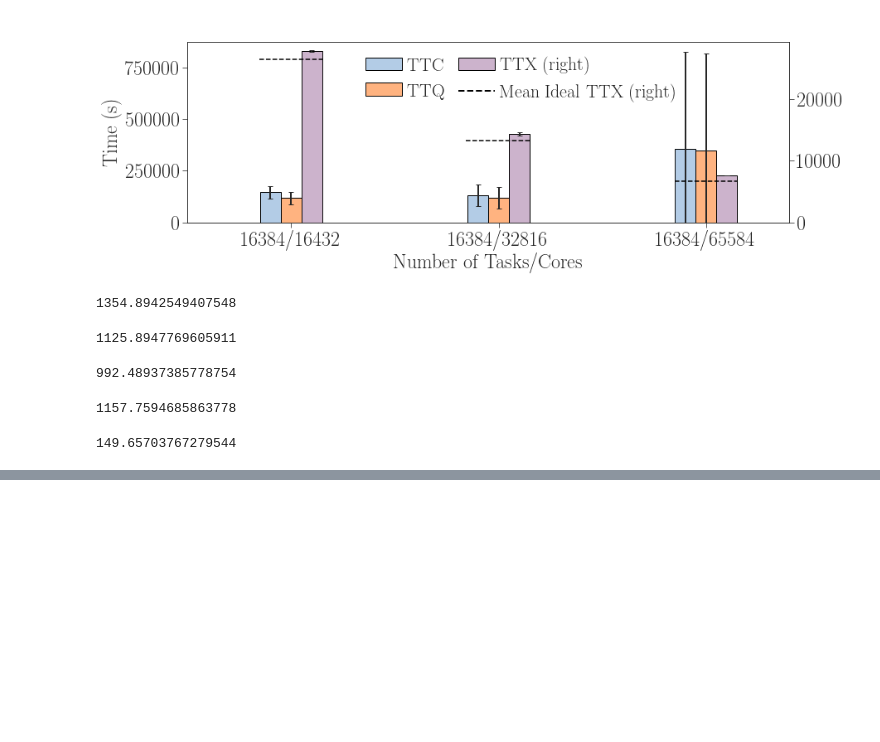
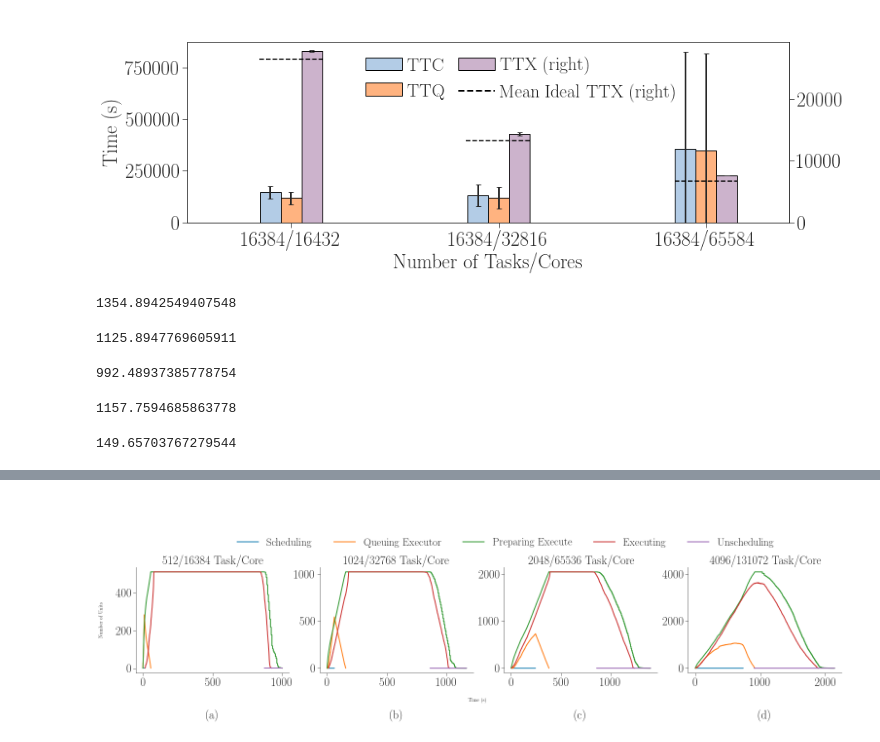
Before and after one commit to radical-experiments/rp.paper, a Jupyter notebook: analysis/rp_paper_plots.ipynb, the cells around one changed output, grey strips where cells are left out. Saved outputs shown, nothing was run; the diff lists cells and outputs as text; code cells hidden in the pictures; blank space fills up the shorter version.

Commit message:
add scheduler plot

```diff
--- a/analysis/rp_paper_plots.ipynb
+++ b/analysis/rp_paper_plots.ipynb
@@ -2010,0 +352,95 @@ Text(0,0.5,u'Time (s)')
+# %%
+# Load sessions for Synapse experiment 1
+ws_sras = load_sessions_units('/Users/mturilli/Projects/RADICAL/github/experiments/rp-paper-ipdps2018/analysis/data/synapse/weak_scaling',
+                     sws_sessions,
+                     sorted(sws_sessions.nunit.unique().tolist()))
+# %%
+nunits = [512, 1024, 2048, 4096]
+fwidth = 26
+fhight = 4
+fig, axarr = plt.subplots(1, len(nunits), sharex='col', figsize=(fwidth,fhight))#, sharey='row')
+
+i = 0
+j = 'a'
+for nunit in nunits:
+    session  = ws_sras[nunit][0]
+    base = session.concurrency(
+            event=[
+             {ru.STATE: None, ru.EVENT: 'schedule_try'},
+             {ru.STATE: None, ru.EVENT: 'schedule_ok'}]
+           )[0][0]
+    ax = axarr[i]
+    ax.spines["top"].set_visible(False)
+    ax.spines["right"].set_visible(False)
+    ax.get_xaxis().tick_bottom()
+    ax.get_yaxis().tick_left()
+    ax.title.set_text('%s/%s Task/Core' % (nunit, nunit*32))
+
+    # How many units are being scheduled
+    scu = session.concurrency(event=[
+     {ru.STATE: None, ru.EVENT: 'schedule_try'},               # Scheduling start
+     {ru.STATE: None, ru.EVENT: 'schedule_ok'}])               # Scheduling stop
+    x = [item[0]-base for item in scu]
+    y = [item[1] for item in scu]
+    ax.plot(x, y, color=tableau20[0])
+
+    # How many units are being queued for execution
+    scu = session.concurrency(event=[
+     {ru.STATE: 'AGENT_EXECUTING_PENDING', ru.EVENT: 'state'}, # Queuing Execution start
+     {ru.STATE: 'AGENT_EXECUTING', ru.EVENT: 'state'}])        # Queuing Execution stop
+    x = [item[0]-base for item in scu]
+    y = [item[1] for item in scu]
+    ax.plot(x, y, color=tableau20[2])
+
+    # How many units are being prepared for execution
+    scu = session.concurrency(event=[
+     {ru.STATE: 'AGENT_EXECUTING', ru.EVENT: 'state'},         # Preparing Execution start
+     {ru.STATE: None, ru.EVENT: 'exec_stop'}])                 # Preparing Execution stop
+    x = [item[0]-base for item in scu]
+    y = [item[1] for item in scu]
+    ax.plot(x, y, color=tableau20[4])
+
+    # How many units are being executed
+    scu = session.concurrency(event=[
+     {ru.STATE: None, ru.EVENT: 'app_start'},                   # Execution start
+     {ru.STATE: None, ru.EVENT: 'app_stop'}])                   # Executed
+    x = [item[0]-base for item in scu]
+    y = [item[1] for item in scu]
+    ax.plot(x, y, color=tableau20[6])
+
+    # How many units are being unscheduled
+    scu = session.concurrency(event=[
+     {ru.STATE: None, ru.EVENT: 'unschedule_start'},            # Unscheduling start
+     {ru.STATE: None, ru.EVENT: 'unschedule_stop'}])            # Unscheduling stop
+    x = [item[0]-base for item in scu]
+    y = [item[1] for item in scu]
+    ax.plot(x, y, color=tableau20[8])
+
+    # Add subfigure label and increment counters
+    ax.set_xlabel('(%s)' % j, labelpad=45)
+    i = i+1
+    j = chr(ord(j) + 1)
+
+# Add common axes lables
+fig.text(0.085, 0.5, 'Number of Units', va='center', rotation='vertical')
+fig.text(0.5, -0.08, 'Time (s)', ha='center')
+
+# Add common legend with f* proxy artists (https://matplotlib.org/users/legend_guide.html)
+fig.legend((
+                mpl.lines.Line2D([], [], color=tableau20[0]), mpl.lines.Line2D([], [], color=tableau20[2]),
+                mpl.lines.Line2D([], [], color=tableau20[4]), mpl.lines.Line2D([], [], color=tableau20[6]),
+                mpl.lines.Line2D([], [], color=tableau20[8])
+           ),
+           (
+                'Scheduling', 'Queuing Executor',
+                'Preparing Execute', 'Executing',
+                'Unscheduling'
+           ),
+           'upper center',
+           bbox_to_anchor=(0.45, 1.4),
+           ncol=5)
+
+plt.savefig('figures/paper_titan_rp_synapse_weak_scaling_concurrency_horizontal.pdf', dpi=300, bbox_inches='tight')
+plt.savefig('figures/screen_titan_rp_synapse_weak_scaling_concurrency_horizontal.png')
+# %% [output]
+[figure, added]
```
Also changed, not shown: parts of 42 cells of this notebook.
